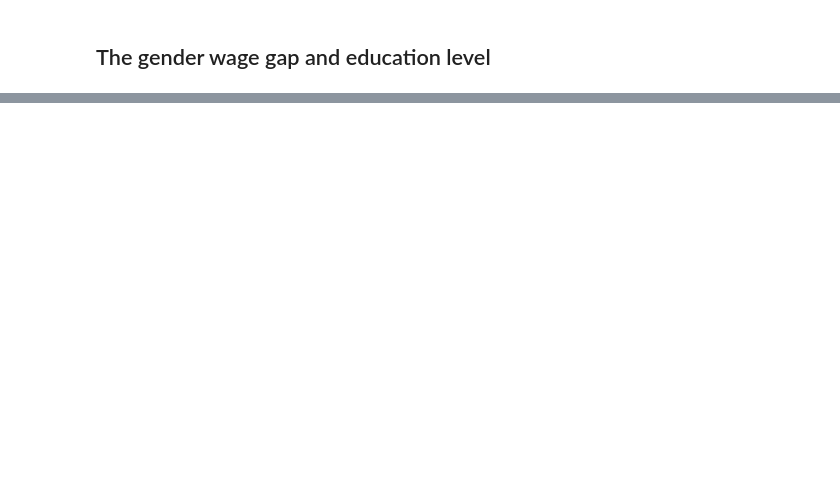
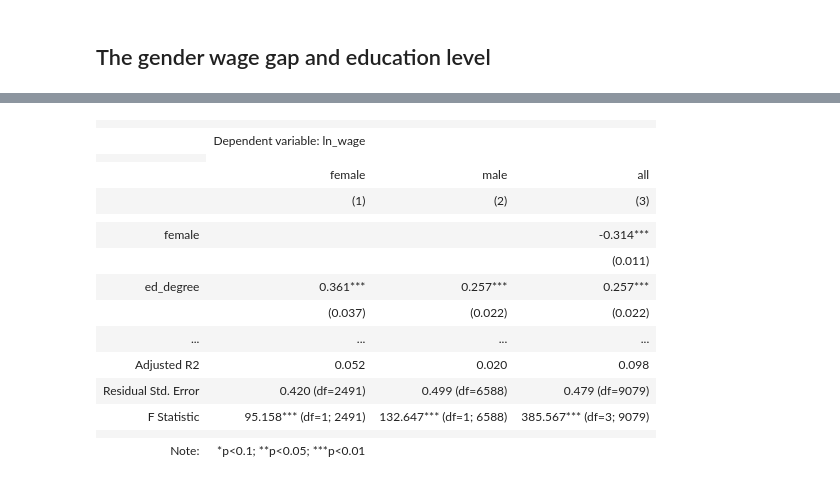
Before and after one commit to viethngn/CEU_MSc_BA_ECBS5142_Data_Analysis_2, a Jupyter notebook: assignment1/assignment1.ipynb, the cells around one changed output, grey strips where cells are left out. Drawn from its saved outputs; the diff is of its cells as text; code cells hidden in the pictures; blank space fills up the shorter version.

```diff
--- a/assignment1/assignment1.ipynb
+++ b/assignment1/assignment1.ipynb
@@ -265,0 +293,43 @@ In other words, in the population, the wage gap between male and female might no
+# %%
+# add the ed_degree to signify wether the employee has earned an academic degree
+comp_sample['ed_degree'] = ((comp_sample['ed_BA'] == 1) | (comp_sample['ed_PostGrad'] == 1)).astype(int)
+reg6 = smf.ols(formula="ln_wage~ed_degree", data=comp_sample.query("female==1")).fit(cov_type="HC1")
+reg7 = smf.ols(formula="ln_wage~ed_degree", data=comp_sample.query("female==0")).fit(cov_type="HC1")
+reg8 = smf.ols(formula="ln_wage~female+ed_degree+female*ed_degree", data=comp_sample).fit(cov_type="HC1")
+# %%
+stargazer = Stargazer([reg6, reg7, reg8])
+stargazer.custom_columns(['female', 'male', 'all'], [1, 1, 1])
+stargazer.show_model_numbers(True)
+stargazer.cov_spacing = 1.5
+stargazer.covariate_order(
+    [
+        "female",
+        "ed_degree",
+        "female:ed_degree",
+        "Intercept"
+    ]
+)
+stargazer.rename_covariates(
+    {
+        "Intercept": "Constant",
+        "female:ed_degree": "female x degree earner"
+    }
+)
+stargazer
+# %% [output]
+|  |  |  |  |
+|  | Dependent variable: ln_wage |  |  |
+|  |
+|  | female | male | all |
+|  | (1) | (2) | (3) |
+|  |  |  |  |
+| female |  |  | -0.314*** |
+|  |  |  | (0.011) |
+| ed_degree | 0.361*** | 0.257*** | 0.257*** |
+|  | (0.037) | (0.022) | (0.022) |
+| ... | ... | ... | ... |
+| Adjusted R2 | 0.052 | 0.020 | 0.098 |
+| Residual Std. Error | 0.420 (df=2491) | 0.499 (df=6588) | 0.479 (df=9079) |
+| F Statistic | 95.158*** (df=1; 2491) | 132.647*** (df=1; 6588) | 385.567*** (df=3; 9079) |
+|  |  |  |  |
+| Note: | *p<0.1; **p<0.05; ***p<0.01 |  |  |
```
Also changed, not shown: parts of 38 cells of this notebook.
